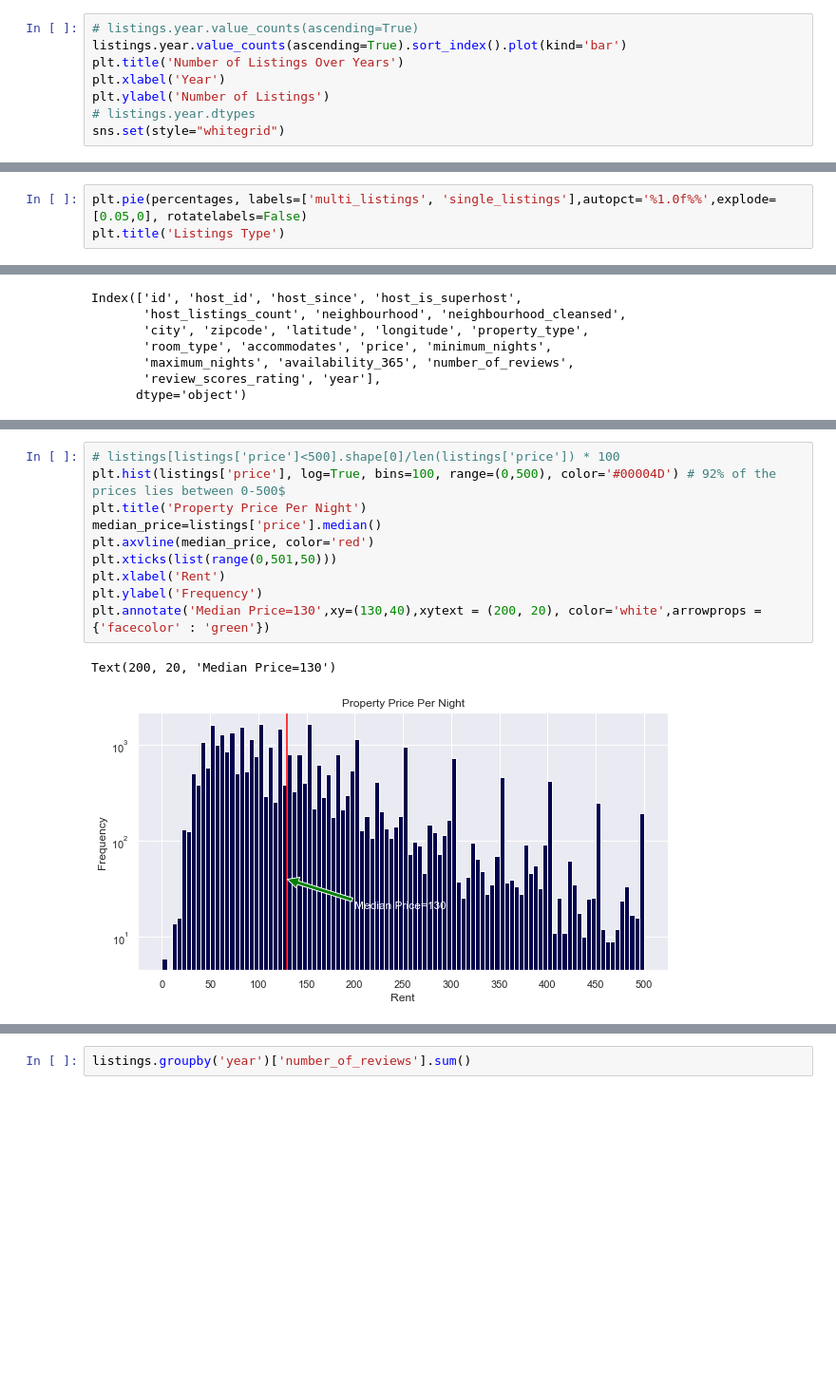
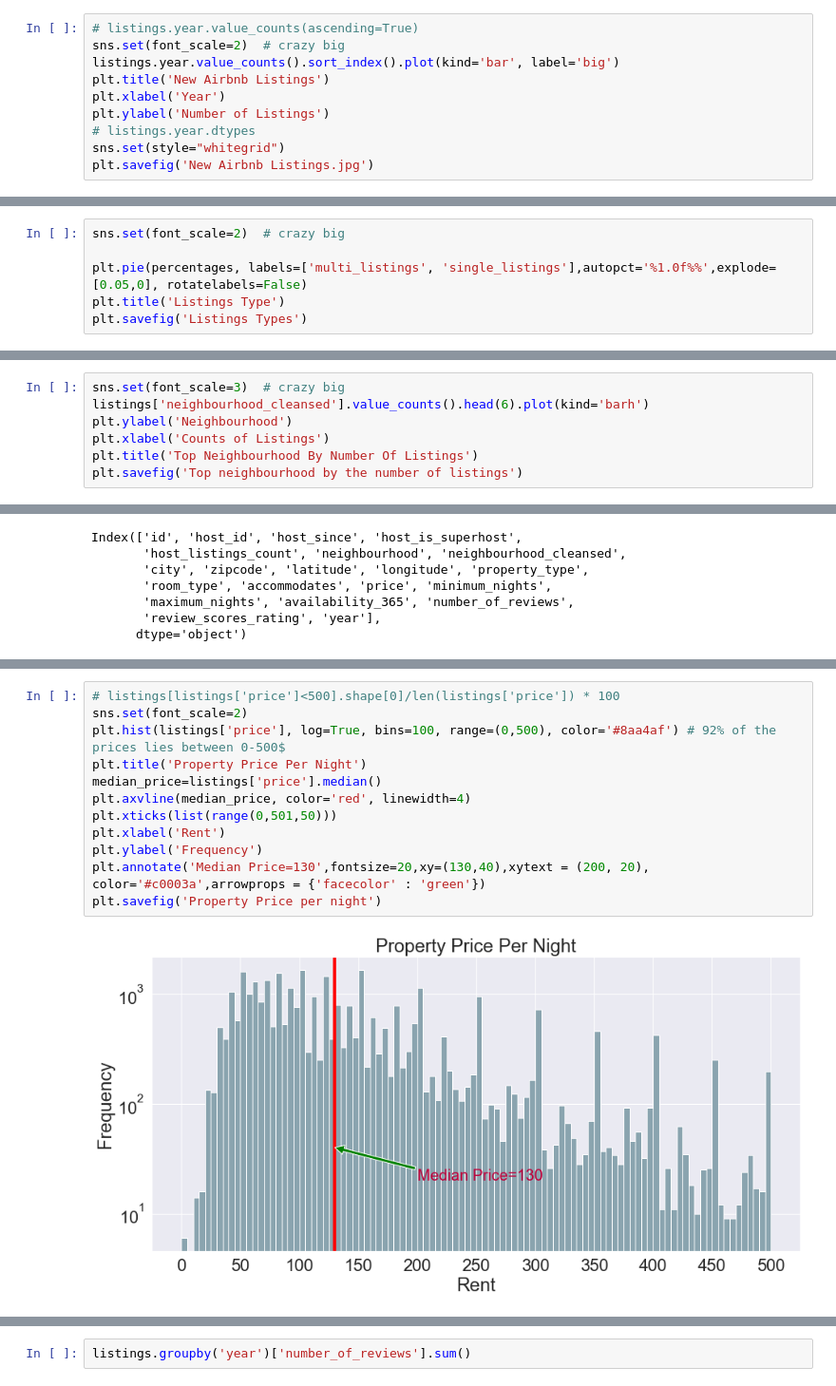
Before and after one commit to khwajajalal/Capstone2, a Jupyter notebook: Listings.ipynb, the cells around one changed output, grey strips where cells are left out. Shown: that part at 95% size. Cells and saved outputs as stored; diff of their text form; blank space fills up the shorter version.

```diff
--- a/Listings.ipynb
+++ b/Listings.ipynb
@@ -38,10 +38,12 @@ listings.loc[listings['host_id'] == 175969320, 'name']='Alejandro'
 listings.loc[listings['host_id'] == 298967025, 'name']='Tsoom'
 # %%
 # listings.year.value_counts(ascending=True)
-listings.year.value_counts(ascending=True).sort_index().plot(kind='bar')
-plt.title('Number of Listings Over Years')
+sns.set(font_scale=2)  # crazy big
+listings.year.value_counts().sort_index().plot(kind='bar', label='big')
+plt.title('New Airbnb Listings')
 plt.xlabel('Year')
 plt.ylabel('Number of Listings')
 # listings.year.dtypes
 sns.set(style="whitegrid")
+plt.savefig('New Airbnb Listings.jpg')
 # %% [output]
@@ -108,6 +116,9 @@ percentages
 # %% [output]
 [13772, 23129]
 # %%
+sns.set(font_scale=2)  # crazy big
+
 plt.pie(percentages, labels=['multi_listings', 'single_listings'],autopct='%1.0f%%',explode=[0.05,0], rotatelabels=False)
 plt.title('Listings Type')
+plt.savefig('Listings Types')
 # %% [output]
@@ -169,3 +184,10 @@ ax1.set_title('Counts of Listings By Neighbourhood')
 # %% [output]
 Text(0.5, 1.0, 'Counts of Listings By Neighbourhood')
 [figure]
+# %%
+sns.set(font_scale=3)  # crazy big
+listings['neighbourhood_cleansed'].value_counts().head(6).plot(kind='barh')
+plt.ylabel('Neighbourhood')
+plt.xlabel('Counts of Listings')
+plt.title('Top Neighbourhood By Number Of Listings')
+plt.savefig('Top neighbourhood by the number of listings')
@@ -220,14 +246,15 @@ listings.describe()
 | max | 4.373676e+07 | 3.492491e+08 | 3055.000000 | -33.390750 | 151.339870 | 16.000000 | 15000.000000 | 1125.000000 | ... |
 # %%
 # listings[listings['price']<500].shape[0]/len(listings['price']) * 100
-plt.hist(listings['price'], log=True, bins=100, range=(0,500), color='#00004D') # 92% of the prices lies between 0-500$
+sns.set(font_scale=2)
+plt.hist(listings['price'], log=True, bins=100, range=(0,500), color='#8aa4af') # 92% of the prices lies between 0-500$
 plt.title('Property Price Per Night')
 median_price=listings['price'].median()
-plt.axvline(median_price, color='red')
+plt.axvline(median_price, color='red', linewidth=4)
 plt.xticks(list(range(0,501,50)))
 plt.xlabel('Rent')
 plt.ylabel('Frequency')
-plt.annotate('Median Price=130',xy=(130,40),xytext = (200, 20), color='white',arrowprops = {'facecolor' : 'green'})
+plt.annotate('Median Price=130',fontsize=20,xy=(130,40),xytext = (200, 20), color='#c0003a',arrowprops = {'facecolor' : 'green'})
+plt.savefig('Property Price per night')
 # %% [output]
-Text(200, 20, 'Median Price=130')
-[figure, old version]
+[figure, new version]
```
Also changed, not shown: parts of 13 cells of this notebook, 1 other file.
